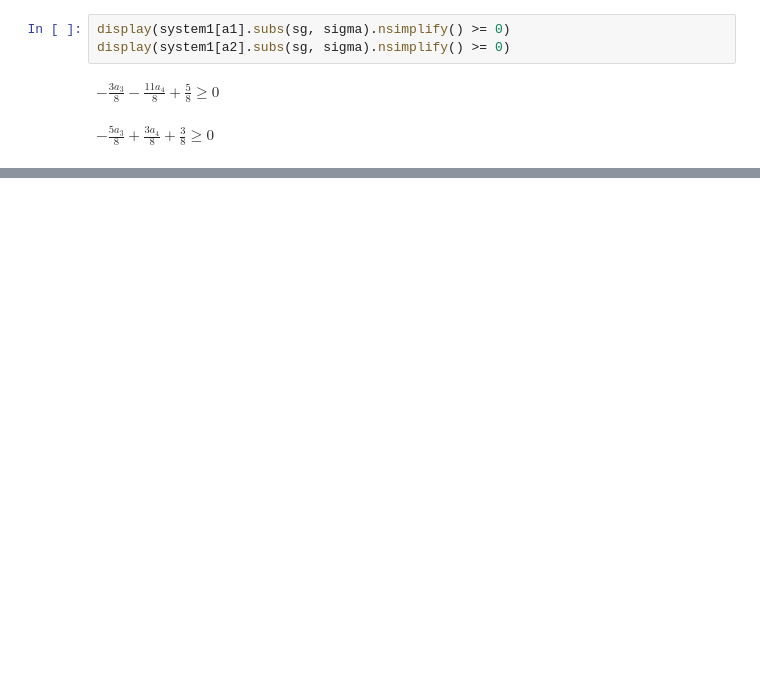
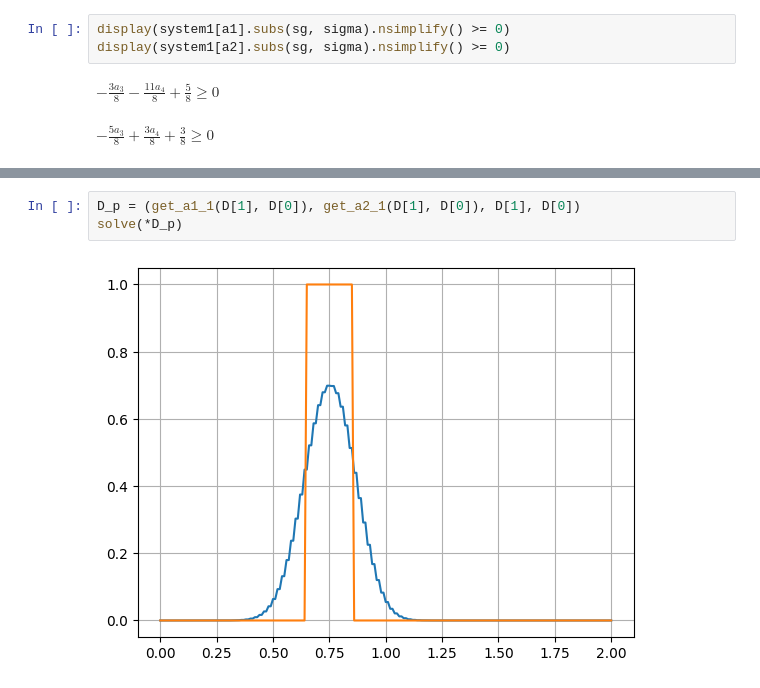
Before and after one commit to ItsMyPain/NCP, a Jupyter notebook: Lab 1/theoretical.ipynb, the cells around one changed output, grey strips where cells are left out. Saved outputs shown, nothing was run; the diff lists cells and outputs as text; blank space fills up the shorter version.

```diff
--- a/Lab 1/theoretical.ipynb
+++ b/Lab 1/theoretical.ipynb
@@ -220,0 +262,5 @@ fig.set_size_inches(16, 10)
+# %%
+D_p = (get_a1_1(D[1], D[0]), get_a2_1(D[1], D[0]), D[1], D[0])
+solve(*D_p)
+# %% [output]
+[figure, added]
```
Also changed, not shown: parts of 46 cells of this notebook, 3 other files.
